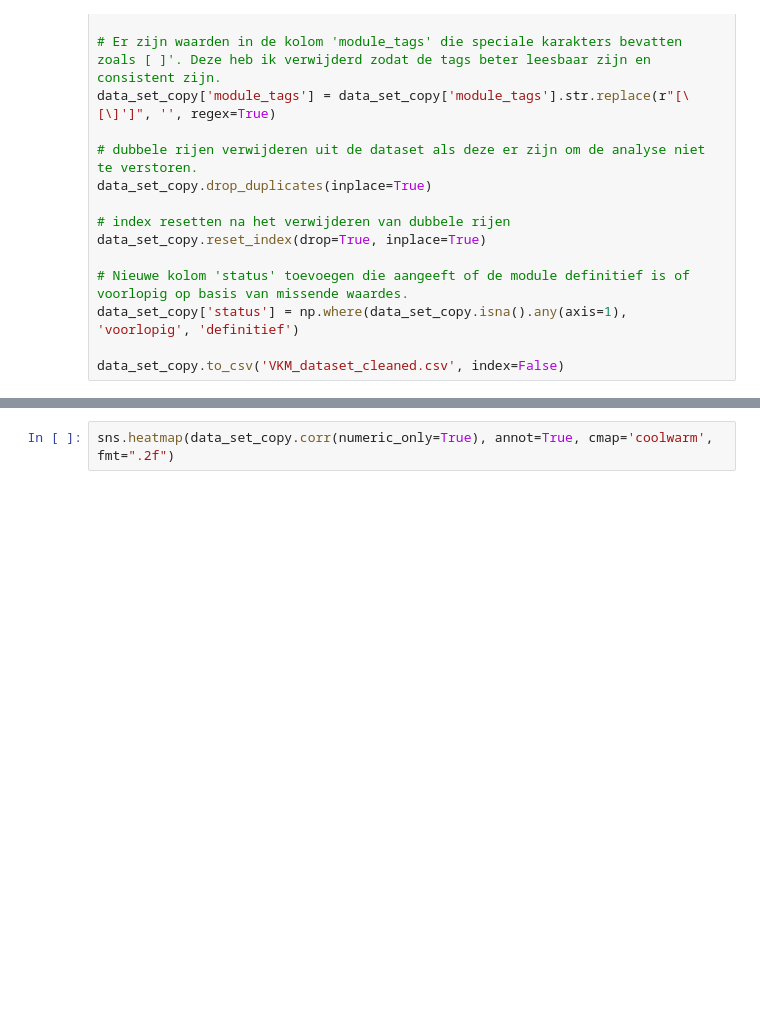
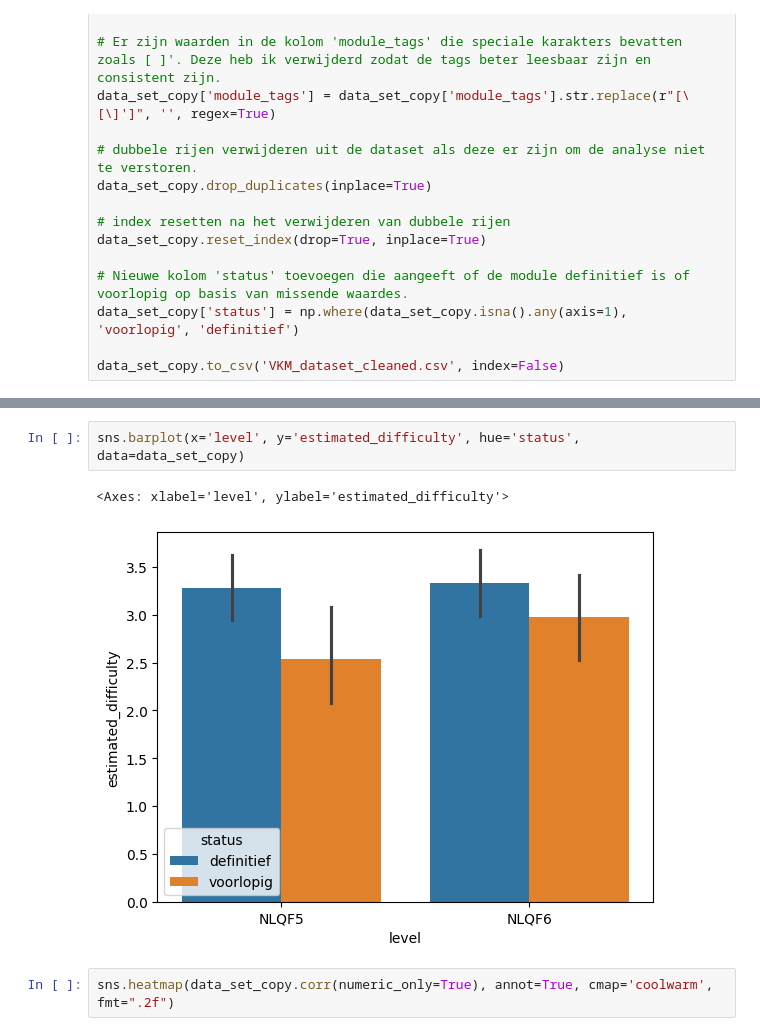
Before and after one commit to EnesT51/LU2-AI-Prototype, a Jupyter notebook: AI-PoC/AI_PoC.ipynb, the cells around one changed output, grey strips where cells are left out. Cells and saved outputs as stored; diff of their text form; blank space fills up the shorter version.

```diff
--- a/AI-PoC/AI_PoC.ipynb
+++ b/AI-PoC/AI_PoC.ipynb
@@ -118,3 +138,8 @@ data_set_copy.to_csv('VKM_dataset_cleaned.csv', index=False)
+# %%
+sns.barplot(x='level', y='estimated_difficulty', hue='status', data=data_set_copy)
+# %% [output]
+<Axes: xlabel='level', ylabel='estimated_difficulty'>
+[figure, added]
 # %%
 sns.heatmap(data_set_copy.corr(numeric_only=True), annot=True, cmap='coolwarm', fmt=".2f")
 # %% [output]
```
Also changed, not shown: parts of 14 cells of this notebook.
